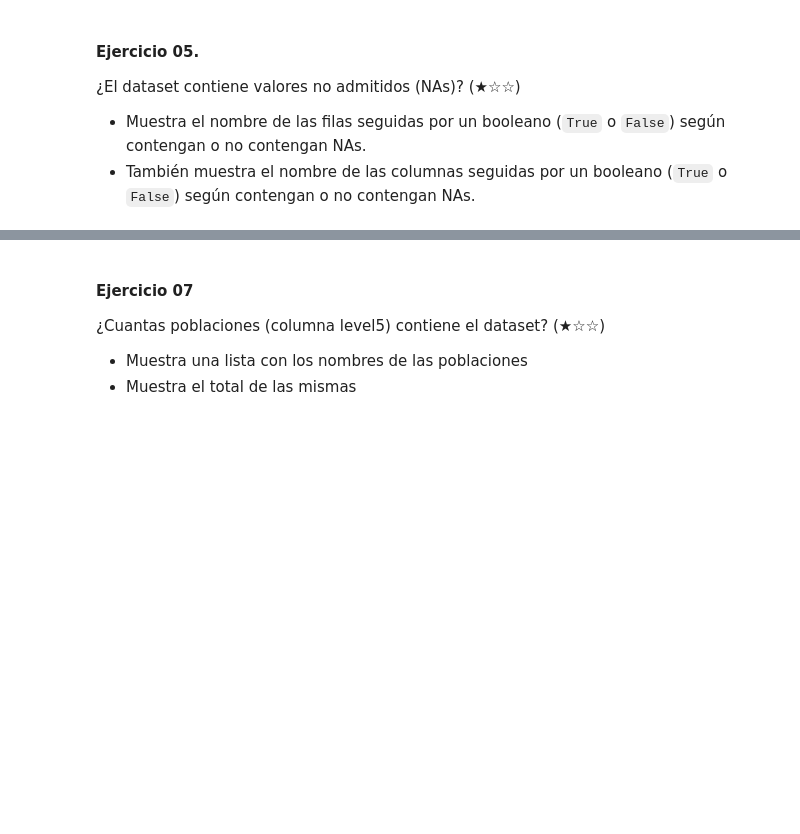
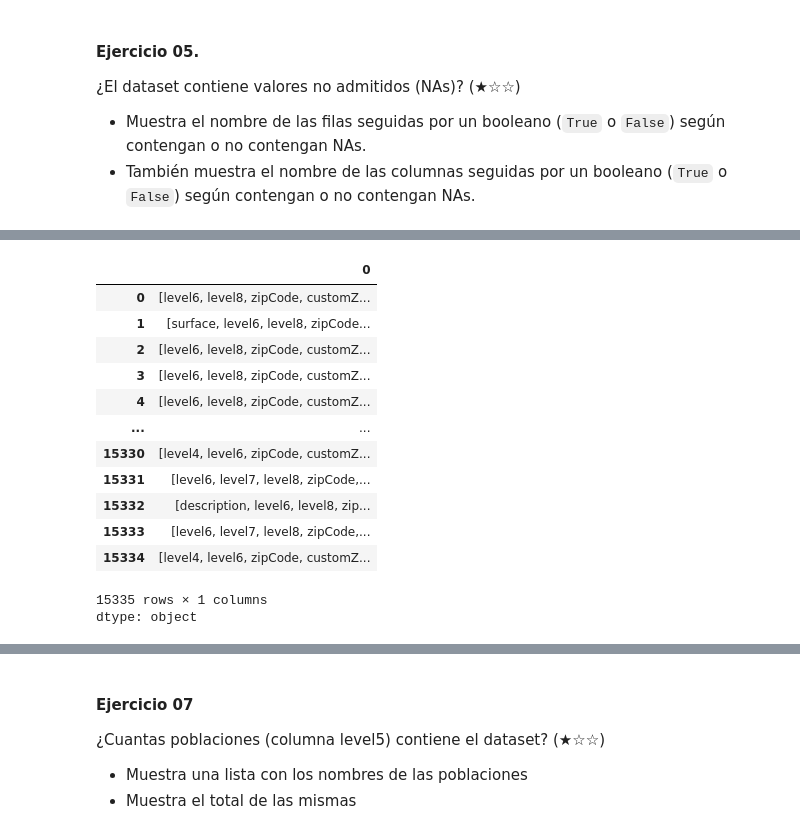
Before and after one commit to 4GeeksAcademy/sarayruiz-datac-clean-up-pandas, a Jupyter notebook: 02-project-pandas-real-state.ipynb, the cells around one changed output, grey strips where cells are left out. Saved outputs shown, nothing was run; the diff lists cells and outputs as text; code cells hidden in the pictures; blank space fills up the shorter version.

Commit message:
Ejercicio completado

```diff
--- a/02-project-pandas-real-state.ipynb
+++ b/02-project-pandas-real-state.ipynb
@@ -78 +163,20 @@ Imprime la dirección y el área de las casas seleccionadas utilizando f-string
+# %%
+# No es lo que pide el ejercicio. Obviarlo.
+columnas_vacias_por_fila = df_nas.apply(lambda row: list(row.index[row]), axis=1)
+columnas_vacias_por_fila
+# %% [output]
+|  | 0 |
+| 0 | [level6, level8, zipCode, customZ... |
+| 1 | [surface, level6, level8, zipCode... |
+| 2 | [level6, level8, zipCode, customZ... |
+| 3 | [level6, level8, zipCode, customZ... |
+| 4 | [level6, level8, zipCode, customZ... |
+| ... | ... |
+| 15330 | [level4, level6, zipCode, customZ... |
+| 15331 | [level6, level7, level8, zipCode,... |
+| 15332 | [description, level6, level8, zip... |
+| 15333 | [level6, level7, level8, zipCode,... |
+| 15334 | [level4, level6, zipCode, customZ... |
+15335 rows × 1 columns
+dtype: object
 # %%
```
Also changed, not shown: parts of 24 cells of this notebook.
